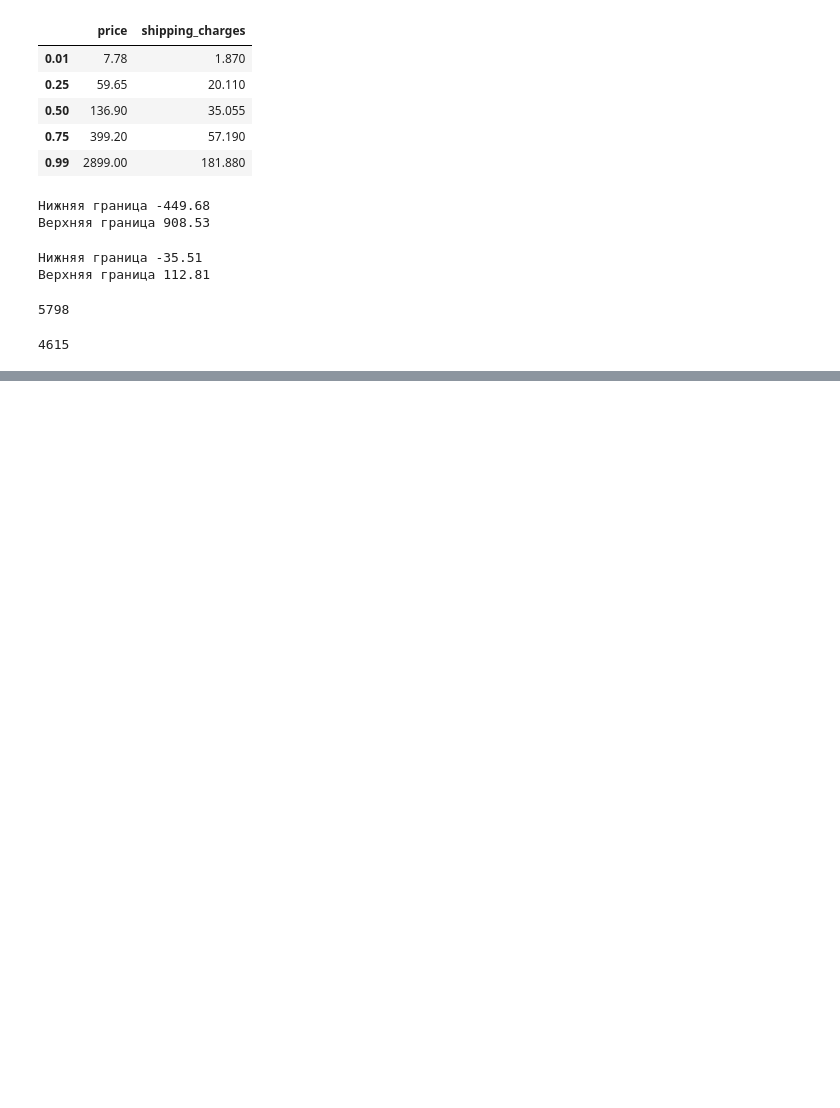
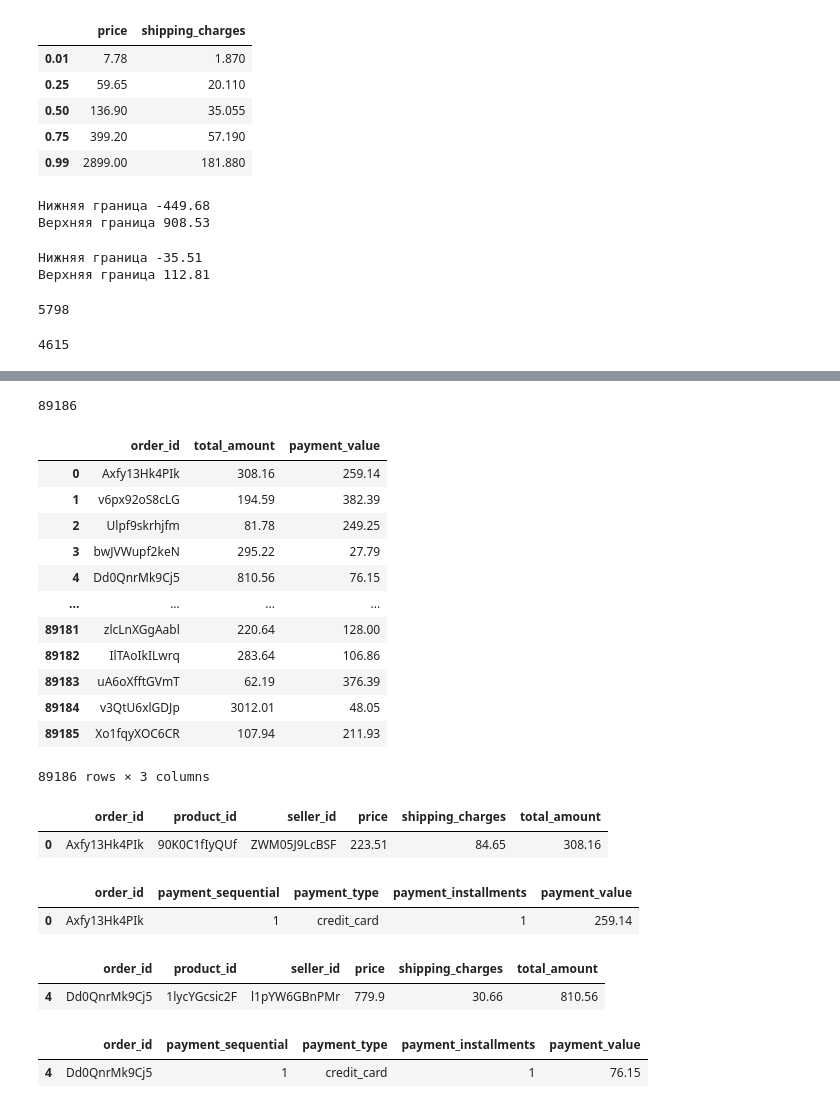
Before and after one commit to mkudim/Exploratory_data_analysis_EDA, a Jupyter notebook: Ecom_orders_supply/EDA/EDA_orderitems.ipynb, the cells around one changed output, grey strips where cells are left out. Saved outputs shown, nothing was run; the diff lists cells and outputs as text; code cells hidden in the pictures; blank space fills up the shorter version.

```diff
--- a/Ecom_orders_supply/EDA/EDA_orderitems.ipynb
+++ b/Ecom_orders_supply/EDA/EDA_orderitems.ipynb
@@ -190,0 +211,5 @@ df_oi.query('shipping_charges > @high_limit_ship_charge').shape[0]
+# %%
+df_p_clean = pd.read_pickle('df_p_clean.pkl')
+df_p_clean.head()
+
+# помним, что из таблицы оплат удалены заказы, по которым в таблице df_o были выявлены аномальные даты
@@ -190,0 +223,41 @@ df_oi.query('shipping_charges > @high_limit_ship_charge').shape[0]
+# %%
+df_p_clean.shape[0]
+# %% [output]
+89186
+# %%
+df_oipay = df_oi.merge(df_p_clean, on='order_id', how='inner')
+df_oipay[['order_id', 'total_amount', 'payment_value']]
+# %% [output]
+|  | order_id | total_amount | payment_value |
+| 0 | Axfy13Hk4PIk | 308.16 | 259.14 |
+| 1 | v6px92oS8cLG | 194.59 | 382.39 |
+| 2 | Ulpf9skrhjfm | 81.78 | 249.25 |
+| 3 | bwJVWupf2keN | 295.22 | 27.79 |
+| 4 | Dd0QnrMk9Cj5 | 810.56 | 76.15 |
+| ... | ... | ... | ... |
+| 89181 | zlcLnXGgAabl | 220.64 | 128.00 |
+| 89182 | IlTAoIkILwrq | 283.64 | 106.86 |
+| 89183 | uA6oXfftGVmT | 62.19 | 376.39 |
+| 89184 | v3QtU6xlGDJp | 3012.01 | 48.05 |
+| 89185 | Xo1fqyXOC6CR | 107.94 | 211.93 |
+89186 rows × 3 columns
+# %%
+df_oi[df_oi['order_id'] == 'Axfy13Hk4PIk']
+# %% [output]
+|  | order_id | product_id | seller_id | price | shipping_charges | total_amount |
+| 0 | Axfy13Hk4PIk | 90K0C1fIyQUf | ZWM05J9LcBSF | 223.51 | 84.65 | 308.16 |
+# %%
+df_p_clean[df_p_clean['order_id'] == 'Axfy13Hk4PIk']
+# %% [output]
+|  | order_id | payment_sequential | payment_type | payment_installments | payment_value |
+| 0 | Axfy13Hk4PIk | 1 | credit_card | 1 | 259.14 |
+# %%
+df_oi[df_oi['order_id'] == 'Dd0QnrMk9Cj5']
+# %% [output]
+|  | order_id | product_id | seller_id | price | shipping_charges | total_amount |
+| 4 | Dd0QnrMk9Cj5 | 1lycYGcsic2F | l1pYW6GBnPMr | 779.9 | 30.66 | 810.56 |
+# %%
+df_p_clean[df_p_clean['order_id'] == 'Dd0QnrMk9Cj5']
+# %% [output]
+|  | order_id | payment_sequential | payment_type | payment_installments | payment_value |
+| 4 | Dd0QnrMk9Cj5 | 1 | credit_card | 1 | 76.15 |
```
Also changed, not shown: parts of 12 cells of this notebook, 4 other files.
